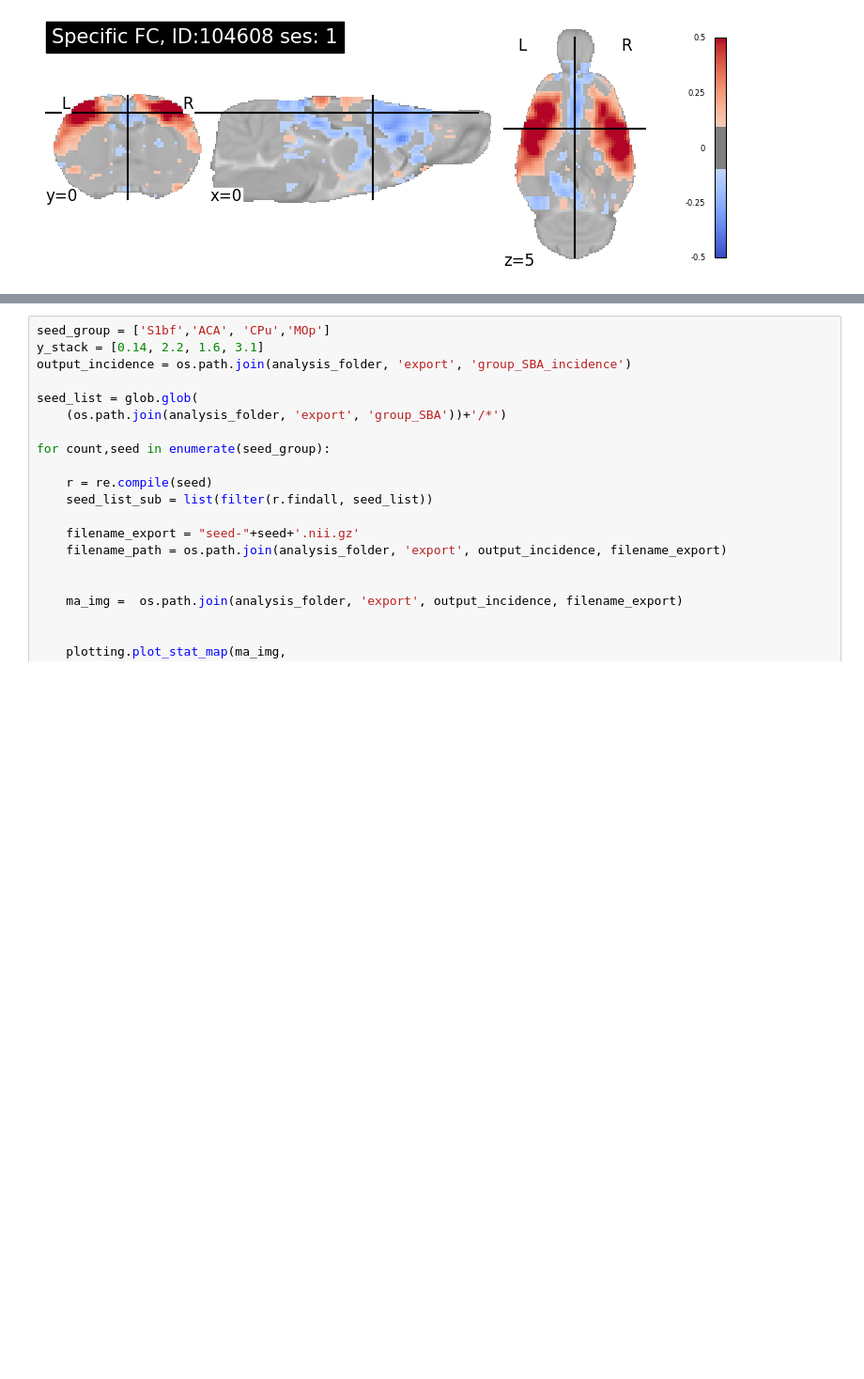
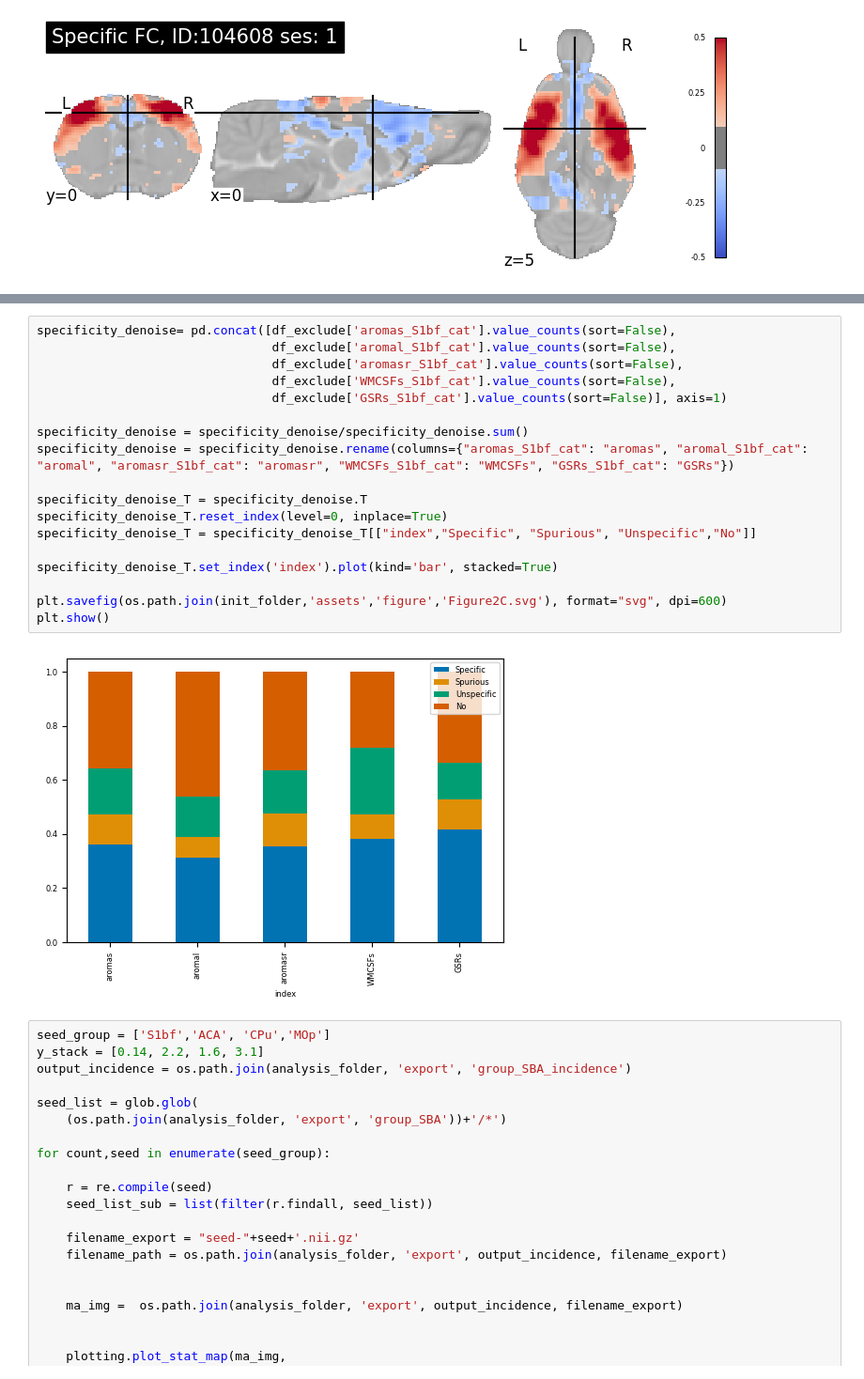
Before and after one commit to grandjeanlab/MultiRat, a Jupyter notebook: scripts/proj_mauscript.ipynb, the cells around one changed output, grey strips where cells are left out. Shown at 94% size. Cells and saved outputs as stored; diff of their text form; blank space fills up the shorter version.

```diff
--- a/scripts/proj_mauscript.ipynb
+++ b/scripts/proj_mauscript.ipynb
@@ -431,3 +407,23 @@ plt.show()
+# %%
+specificity_denoise= pd.concat([df_exclude['aromas_S1bf_cat'].value_counts(sort=False),
+                                df_exclude['aromal_S1bf_cat'].value_counts(sort=False),
+                                df_exclude['aromasr_S1bf_cat'].value_counts(sort=False),
+                                df_exclude['WMCSFs_S1bf_cat'].value_counts(sort=False),
+                                df_exclude['GSRs_S1bf_cat'].value_counts(sort=False)], axis=1)
+
+specificity_denoise = specificity_denoise/specificity_denoise.sum()
+specificity_denoise = specificity_denoise.rename(columns={"aromas_S1bf_cat": "aromas", "aromal_S1bf_cat": "aromal", "aromasr_S1bf_cat": "aromasr", "WMCSFs_S1bf_cat": "WMCSFs", "GSRs_S1bf_cat": "GSRs"})
+
+specificity_denoise_T = specificity_denoise.T
+specificity_denoise_T.reset_index(level=0, inplace=True)
+specificity_denoise_T = specificity_denoise_T[["index","Specific", "Spurious", "Unspecific","No"]]
+
+specificity_denoise_T.set_index('index').plot(kind='bar', stacked=True)
+
+plt.savefig(os.path.join(init_folder,'assets','figure','Figure2C.svg'), format="svg", dpi=600)
+plt.show()
+# %% [output]
+[figure, added]
 # %%
 seed_group = ['S1bf','ACA', 'CPu','MOp']
 y_stack = [0.14, 2.2, 1.6, 3.1]
```
Also changed, not shown: parts of 5 cells of this notebook, 8 other files.
